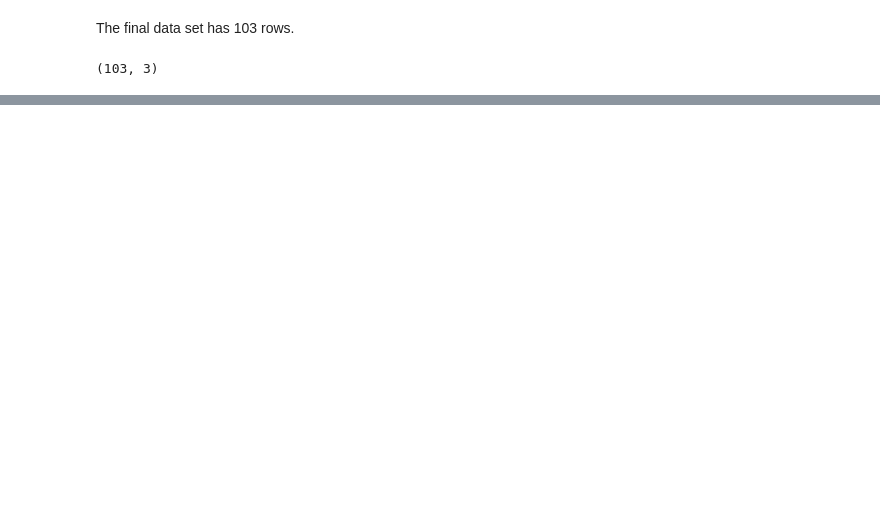
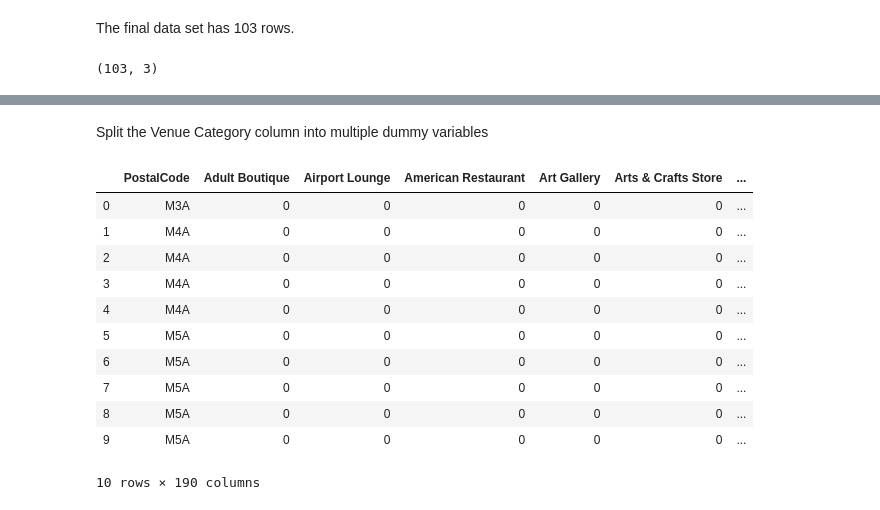
Before and after one commit to hoainamnguyen94/Coursera-Capstone, a Jupyter notebook: Capstone_Project_2.ipynb, the cells around one changed output, grey strips where cells are left out. Drawn from its saved outputs; the diff is of its cells as text; code cells hidden in the pictures; blank space fills up the shorter version.

```diff
--- a/Capstone_Project_2.ipynb
+++ b/Capstone_Project_2.ipynb
@@ -37,0 +147,19 @@ toronto_final.shape
+# %% [markdown]
+Split the Venue Category column into multiple dummy variables
+# %%
+toronto_venues_dummy = pd.get_dummies(toronto_venues[['Venue Category']], prefix = "", prefix_sep = "")
+toronto_venues_dummy = pd.concat([toronto_venues['PostalCode'], toronto_venues_dummy], axis = 1)
+toronto_venues_dummy.head(10)
+# %% [output]
+|  | PostalCode | Adult Boutique | Airport Lounge | American Restaurant | Art Gallery | Arts & Crafts Store | ... |
+| 0 | M3A | 0 | 0 | 0 | 0 | 0 | ... |
+| 1 | M4A | 0 | 0 | 0 | 0 | 0 | ... |
+| 2 | M4A | 0 | 0 | 0 | 0 | 0 | ... |
+| 3 | M4A | 0 | 0 | 0 | 0 | 0 | ... |
+| 4 | M4A | 0 | 0 | 0 | 0 | 0 | ... |
+| 5 | M5A | 0 | 0 | 0 | 0 | 0 | ... |
+| 6 | M5A | 0 | 0 | 0 | 0 | 0 | ... |
+| 7 | M5A | 0 | 0 | 0 | 0 | 0 | ... |
+| 8 | M5A | 0 | 0 | 0 | 0 | 0 | ... |
+| 9 | M5A | 0 | 0 | 0 | 0 | 0 | ... |
+10 rows × 190 columns
```
Also changed, not shown: parts of 23 cells of this notebook.
